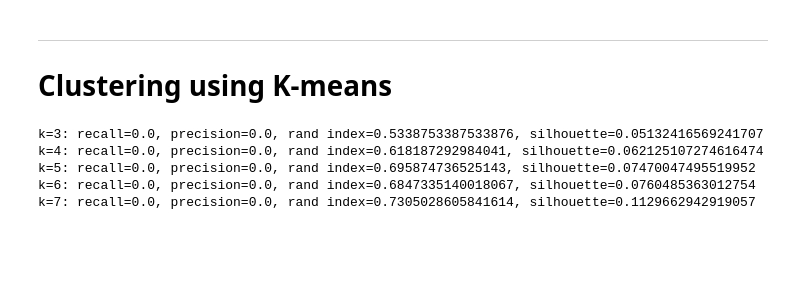
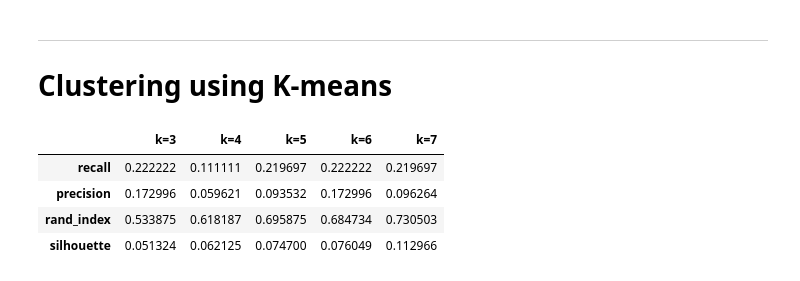
Before and after one commit to ali2236/query_classification, a Jupyter notebook: classification.ipynb, the cells around one changed output. Drawn from its saved outputs; the diff is of its cells as text; code cells hidden in the pictures; blank space fills up the shorter version.

Commit message:
kmeans

```diff
--- a/classification.ipynb
+++ b/classification.ipynb
@@ -381,22 +381,47 @@ location_train_y = [q.child_class for q in location_train_rows]
 
 location_test_x = sub_test_x['LOC']
 location_test_y = sub_test_y['LOC']
+# %%
+from sklearn.svm import LinearSVC
+from sklearn.naive_bayes import MultinomialNB
+import numpy as np
+
+def cluster_precision(labels_x, cluster_x, cluster_y):
+    """returns lebels_y"""
+    classifier = LinearSVC(max_iter=3000)
+    transformer = {}
+    i = 0
+    for label in set(labels_x):
+        transformer[label] = i
+        i = i + 1
+    reverse_transform = {transformer[key]: key for key in transformer.keys()}
+    labels_x_vec = list(map(lambda l: transformer[l], labels_x))
+    classifier.fit(np.array(cluster_x).reshape(-1, 1), labels_x_vec)
+    labels_y_vec = classifier.predict(np.array(cluster_y).reshape(-1, 1))
+    labels_y = [reverse_transform[v] for v in labels_y_vec]
+    return labels_y
 # %%
 from sklearn.cluster import KMeans
 from sklearn.metrics import silhouette_score, recall_score, precision_score, rand_score
+import pandas as pd
 
+kmeans_results = {}
 for n_clusters in range(3, 8):
-    kmeans = KMeans(n_clusters=n_clusters, random_state=0, n_init=100)
-    kmeans.fit(location_train_x, location_train_y)
+    kmeans = KMeans(n_clusters=n_clusters, random_state=0, n_init=100, max_iter=3000)
+    cluster_x = kmeans.fit_predict(location_train_x)
     location_pred_y = kmeans.predict(location_test_x)
-    recall = 0.0#recall_score(location_test_y, location_pred_y)
-    precision = 0.0#precision_score(location_test_y, location_pred_y)
-    rand_index = rand_score(location_test_y, location_pred_y)
-    silhouette = silhouette_score(location_test_x, location_pred_y)
-    print(f'k={n_clusters}: recall={recall}, precision={precision}, rand index={rand_index}, silhouette={silhouette}')
+    labels_y = cluster_precision(location_train_y, cluster_x, location_pred_y)
+    kmeans_results[f'k={n_clusters}'] = {
+        'recall' : recall_score(location_test_y, labels_y, average="macro", zero_division=0),
+        'precision' : precision_score(location_test_y, labels_y, average="macro", zero_division=0),
+        'rand_index' : rand_score(location_test_y, location_pred_y),
+        'silhouette' : silhouette_score(location_test_x, location_pred_y),
+    }
+kmeans_df = pd.DataFrame(kmeans_results)
+kmeans_df
 # %% [output]
-k=3: recall=0.0, precision=0.0, rand index=0.5338753387533876, silhouette=0.05132416569241707
-k=4: recall=0.0, precision=0.0, rand index=0.618187292984041, silhouette=0.062125107274616474
-k=5: recall=0.0, precision=0.0, rand index=0.695874736525143, silhouette=0.07470047495519952
-k=6: recall=0.0, precision=0.0, rand index=0.6847335140018067, silhouette=0.0760485363012754
-k=7: recall=0.0, precision=0.0, rand index=0.7305028605841614, silhouette=0.1129662942919057
+|  | k=3 | k=4 | k=5 | k=6 | k=7 |
+| recall | 0.222222 | 0.111111 | 0.219697 | 0.222222 | 0.219697 |
+| precision | 0.172996 | 0.059621 | 0.093532 | 0.172996 | 0.096264 |
+| rand_index | 0.533875 | 0.618187 | 0.695875 | 0.684734 | 0.730503 |
+| silhouette | 0.051324 | 0.062125 | 0.074700 | 0.076049 | 0.112966 |
```
Also changed, not shown: parts of 4 cells of this notebook, 1 other file.
